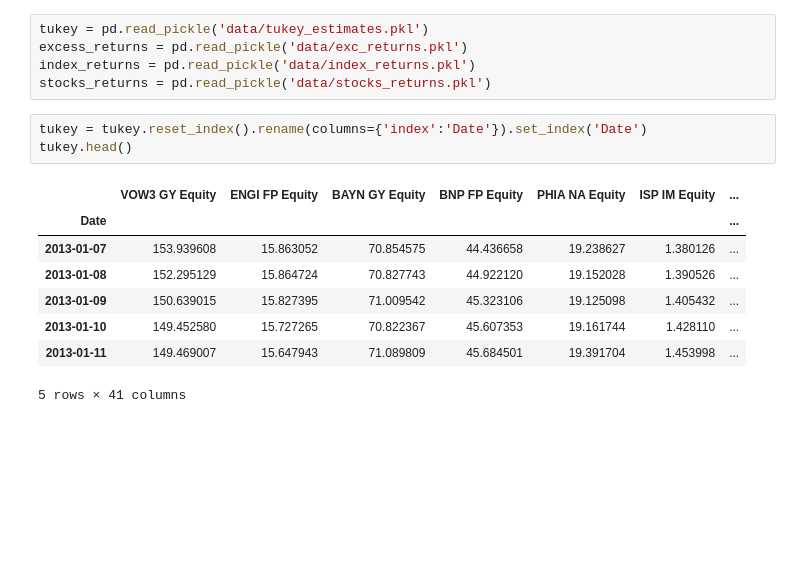
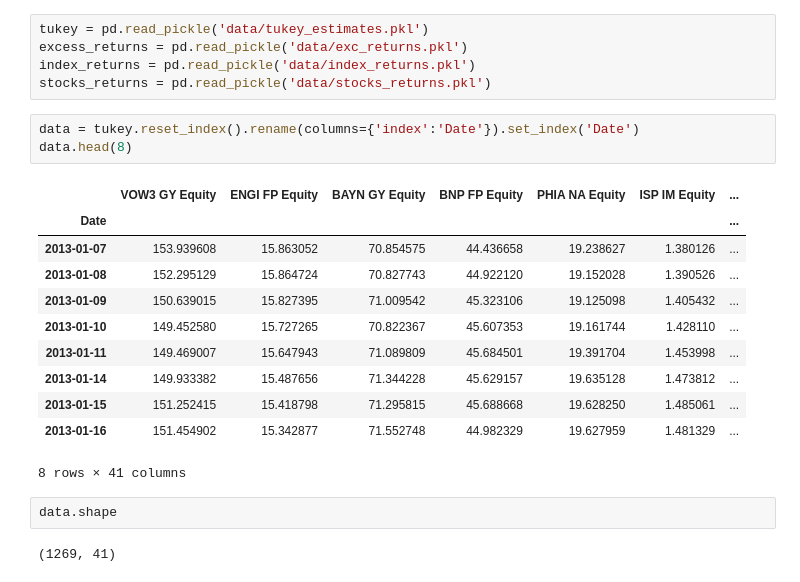
Before and after one commit to tommasograndi/portfolio-opt-with-BiLSTM-stock-preselection, a Jupyter notebook: 2. Multi-ts models.ipynb, the cells around one changed output. Saved outputs shown, nothing was run; the diff lists cells and outputs as text; blank space fills up the shorter version.

```diff
--- a/2. Multi-ts models.ipynb
+++ b/2. Multi-ts models.ipynb
@@ -26,14 +48,21 @@ excess_returns = pd.read_pickle('data/exc_returns.pkl')
 index_returns = pd.read_pickle('data/index_returns.pkl')
 stocks_returns = pd.read_pickle('data/stocks_returns.pkl')
 # %%
-tukey = tukey.reset_index().rename(columns={'index':'Date'}).set_index('Date')
-tukey.head()
+data = tukey.reset_index().rename(columns={'index':'Date'}).set_index('Date')
+data.head(8)
 # %% [output]
 |  | VOW3 GY Equity | ENGI FP Equity | BAYN GY Equity | BNP FP Equity | PHIA NA Equity | ISP IM Equity | ... |
 | Date |  |  |  |  |  |  | ... |
 | 2013-01-07 | 153.939608 | 15.863052 | 70.854575 | 44.436658 | 19.238627 | 1.380126 | ... |
 | 2013-01-08 | 152.295129 | 15.864724 | 70.827743 | 44.922120 | 19.152028 | 1.390526 | ... |
 | 2013-01-09 | 150.639015 | 15.827395 | 71.009542 | 45.323106 | 19.125098 | 1.405432 | ... |
 | 2013-01-10 | 149.452580 | 15.727265 | 70.822367 | 45.607353 | 19.161744 | 1.428110 | ... |
 | 2013-01-11 | 149.469007 | 15.647943 | 71.089809 | 45.684501 | 19.391704 | 1.453998 | ... |
+| 2013-01-14 | 149.933382 | 15.487656 | 71.344228 | 45.629157 | 19.635128 | 1.473812 | ... |
+| 2013-01-15 | 151.252415 | 15.418798 | 71.295815 | 45.688668 | 19.628250 | 1.485061 | ... |
+| 2013-01-16 | 151.454902 | 15.342877 | 71.552748 | 44.982329 | 19.627959 | 1.481329 | ... |
-5 rows × 41 columns
+8 rows × 41 columns
+# %%
+data.shape
+# %% [output]
+(1269, 41)
```
Also changed, not shown: parts of 20 cells of this notebook.
